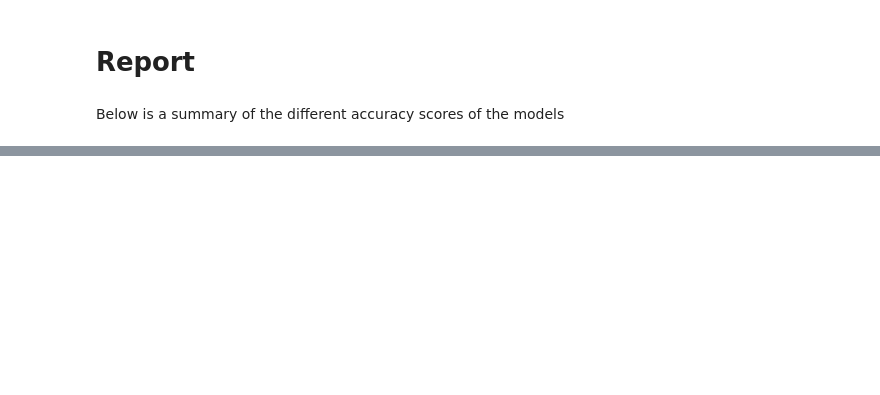
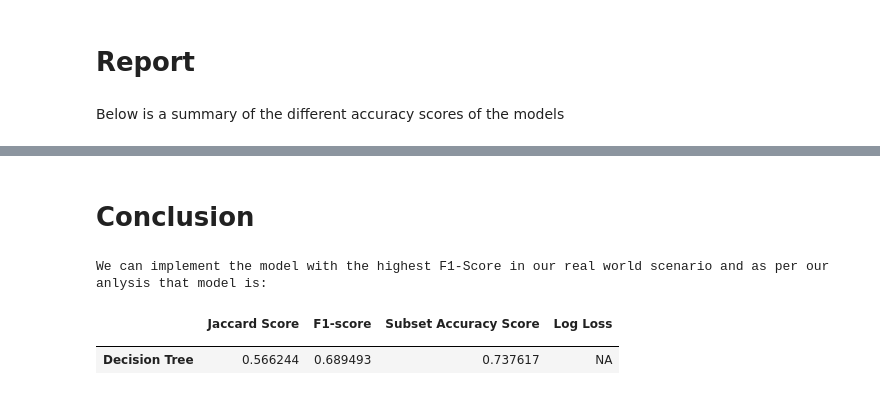
Before and after one commit to sankha14/Applied_Data_Science_Capstone, a Jupyter notebook: Car_Accident_Severity_Prediction.ipynb, the cells around one changed output, grey strips where cells are left out. Drawn from its saved outputs; the diff is of its cells as text; code cells hidden in the pictures; blank space fills up the shorter version.

Commit message:
Final notebook, resized the confusion matrices and added Conclusion

```diff
--- a/Car_Accident_Severity_Prediction.ipynb
+++ b/Car_Accident_Severity_Prediction.ipynb
@@ -1634 +1623,12 @@ scores_Report
 | Logistic Regression | 0.552580 | 0.671888 | 0.732512 | 0.611181 |
+# %% [markdown]
+# Conclusion
+# %%
+print("\nWe can implement the model with the highest F1-Score in our real world scenario and as per our anlysis that model is:")
+
+scores_Report[scores_Report['F1-score'] == scores_Report['F1-score'].max()]
+# %% [output]
+We can implement the model with the highest F1-Score in our real world scenario and as per our anlysis that model is:
+|  | Jaccard Score | F1-score | Subset Accuracy Score | Log Loss |
+|  |  |  |  |  |
+| Decision Tree | 0.566244 | 0.689493 | 0.737617 | NA |
```
Also changed, not shown: parts of 10 cells of this notebook.
